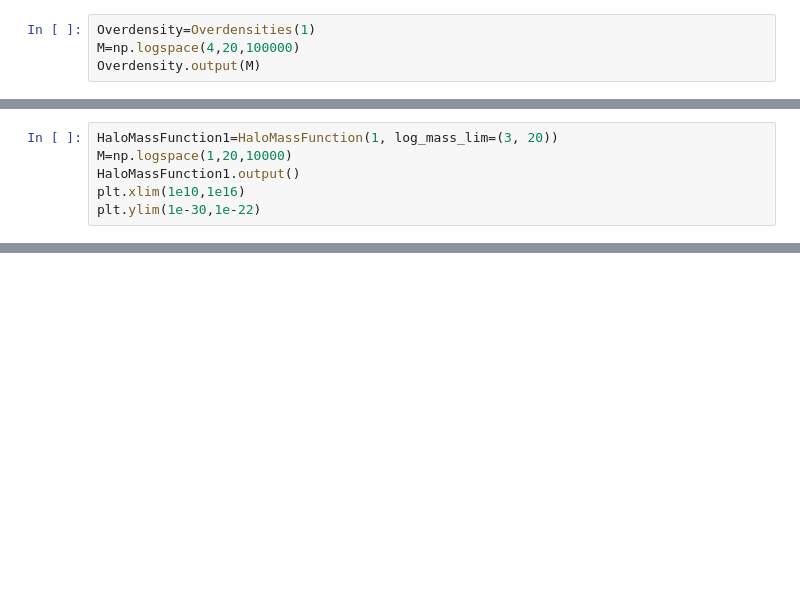
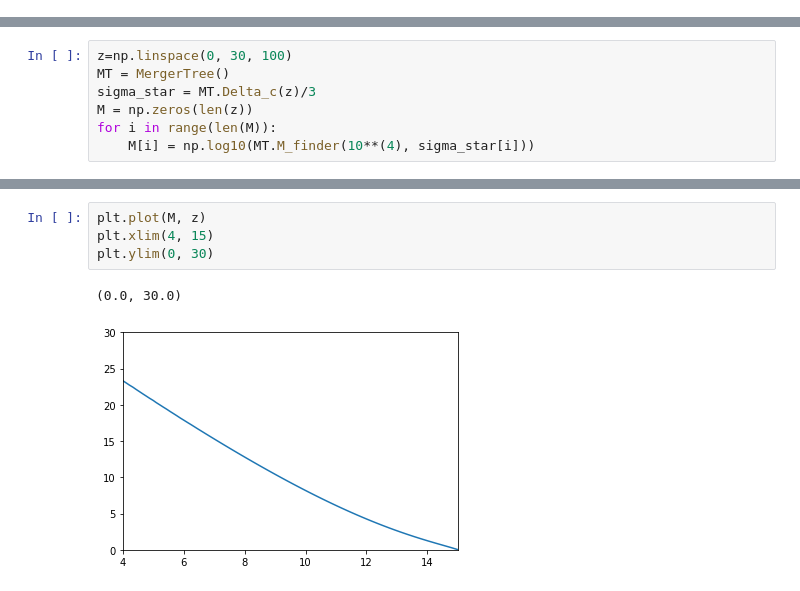
Before and after one commit to antoninvapa/Masters-Project, a Jupyter notebook: Classes.ipynb, the cells around one changed output, grey strips where cells are left out. Drawn from its saved outputs; the diff is of its cells as text; blank space fills up the shorter version.

```diff
--- a/Classes.ipynb
+++ b/Classes.ipynb
@@ -439,4 +0,0 @@ class Overdensities:
-# %%
-Overdensity=Overdensities(1)
-M=np.logspace(4,20,100000)
-Overdensity.output(M)
@@ -538,6 +0,0 @@ class HaloMassFunction:
-# %%
-HaloMassFunction1=HaloMassFunction(1, log_mass_lim=(3, 20))
-M=np.logspace(1,20,10000)
-HaloMassFunction1.output()
-plt.xlim(1e10,1e16)
-plt.ylim(1e-30,1e-22)
@@ -556,0 +595,7 @@ AttributeError: 'int' object has no attribute '__get__'
+# %%
+z=np.linspace(0, 30, 100)
+MT = MergerTree()
+sigma_star = MT.Delta_c(z)/3
+M = np.zeros(len(z))
+for i in range(len(M)):
+    M[i] = np.log10(MT.M_finder(10**(4), sigma_star[i]))
@@ -556,0 +605,7 @@ AttributeError: 'int' object has no attribute '__get__'
+# %%
+plt.plot(M, z)
+plt.xlim(4, 15)
+plt.ylim(0, 30)
+# %% [output]
+(0.0, 30.0)
+[figure, added]
```
Also changed, not shown: parts of 19 cells of this notebook, 4 other files.
